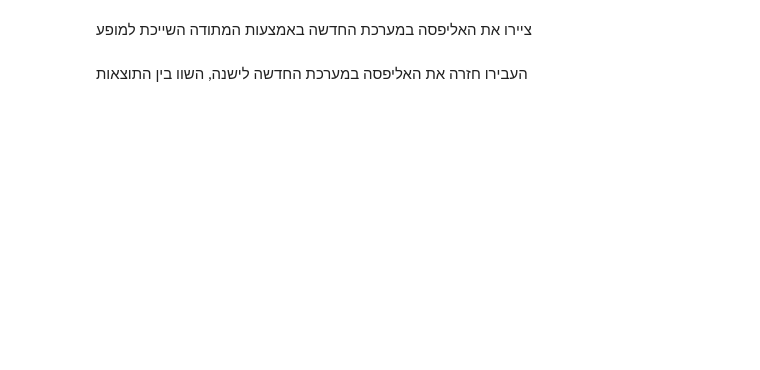
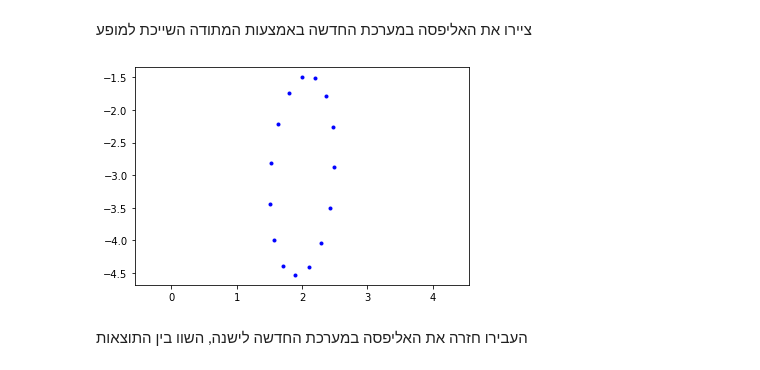
Before and after one commit to WOKNz/Photogrametry-LAB2, a Jupyter notebook: Lab 2-ObjectOriented_PerspectiveTransformation.ipynb, the cells around one changed output. Cells and saved outputs as stored; diff of their text form; code cells hidden in the pictures; blank space fills up the shorter version.

```diff
--- a/Lab 2-ObjectOriented_PerspectiveTransformation.ipynb
+++ b/Lab 2-ObjectOriented_PerspectiveTransformation.ipynb
@@ -462,4 +519,8 @@ a=3 , b=1
 # %% [markdown]
 ציירו את האליפסה במערכת החדשה באמצעות המתודה השייכת למופע
+# %%
+elip1.draw(t_points)
+# %% [output]
+[figure, added]
 # %% [markdown]
 העבירו חזרה את האליפסה במערכת החדשה לישנה, השוו בין התוצאות
```
Also changed, not shown: parts of 12 cells of this notebook.
